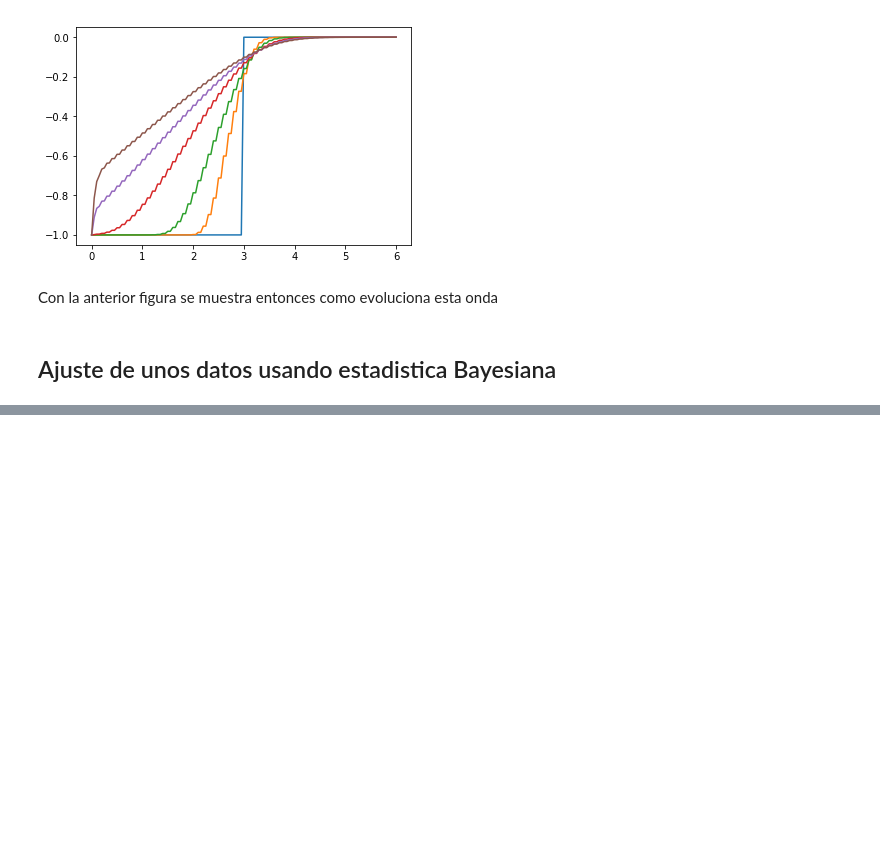
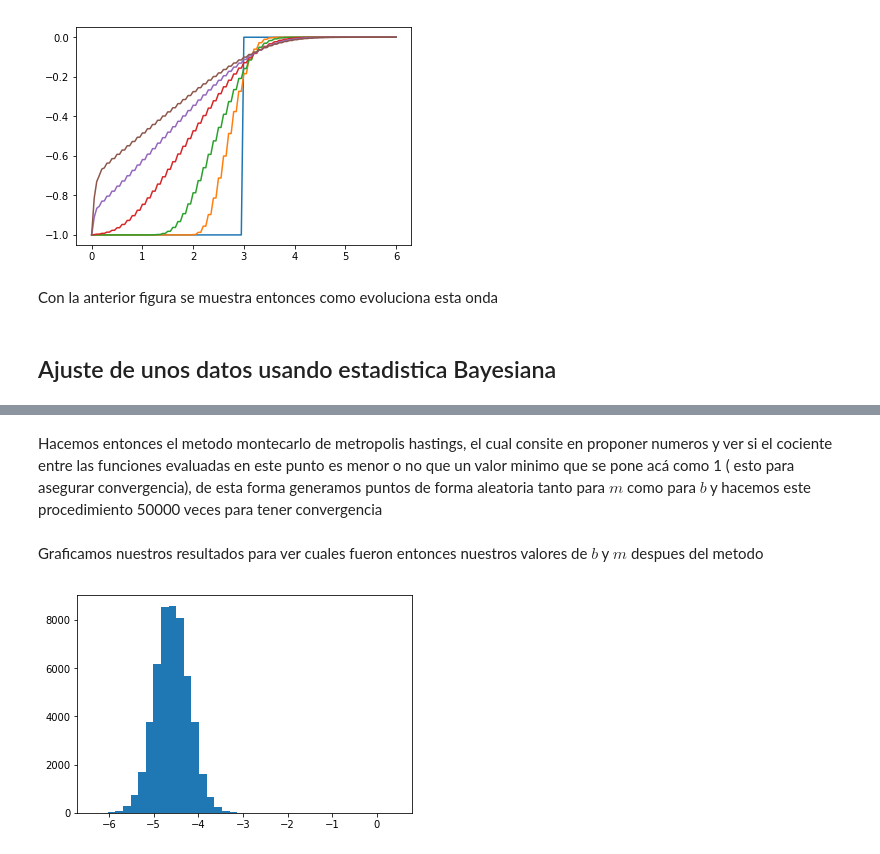
Before and after one commit to JoseMontanaC/Examen, a Jupyter notebook: Jose_Alejandro_Examen.ipynb, the cells around one changed output, grey strips where cells are left out. Cells and saved outputs as stored; diff of their text form; code cells hidden in the pictures; blank space fills up the shorter version.

```diff
--- a/Jose_Alejandro_Examen.ipynb
+++ b/Jose_Alejandro_Examen.ipynb
@@ -149,0 +187,37 @@ Con la anterior figura se muestra entonces como evoluciona esta onda
+# %% [markdown]
+Hacemos entonces el metodo montecarlo de metropolis hastings, el cual consite en proponer numeros y ver si el cociente entre las funciones evaluadas en este punto es menor o no que un valor minimo que se pone acá como 1 ( esto para asegurar convergencia), de esta forma generamos puntos de forma aleatoria tanto para $m$ como para $b$ y hacemos este procedimiento 50000 veces para tener convergencia
+# %%
+N = 50000
+lista_m = [np.random.random()]
+lista_b = [np.random.random()]
+logposterior = [loglikelihood(x_obs, y_obs, sigma_y_obs, lista_m[0], lista_b[0]) + logprior(lista_m[0], lista_b[0])]
+
+sigma_delta_m = 0.1 # se suponen estos sigmas pero en principio podrian ser otros arbitrarios ( estos funcionan)
+sigma_delta_b = 1.0
+
+for i in range(1,N):
+    propuesta_m  = lista_m[i-1] + np.random.normal(loc=0.0, scale=sigma_delta_m)
+    propuesta_b  = lista_b[i-1] + np.random.normal(loc=0.0, scale=sigma_delta_b)
+
+    logposterior_viejo = loglikelihood(x_obs, y_obs, sigma_y_obs, lista_m[i-1], lista_b[i-1]) + logprior(lista_m[i-1], lista_b[i-1])
+    logposterior_nuevo = loglikelihood(x_obs, y_obs, sigma_y_obs, propuesta_m, propuesta_b) + logprior(propuesta_m, propuesta_b)
+
+    r = min(1,np.exp(logposterior_nuevo-logposterior_viejo))
+    alpha = np.random.random()
+    if(alpha<r):
+        lista_m.append(propuesta_m)
+        lista_b.append(propuesta_b)
+        logposterior.append(logposterior_nuevo)
+    else:
+        lista_m.append(lista_m[i-1])
+        lista_b.append(lista_b[i-1])
+        logposterior.append(logposterior_viejo)
+lista_m = np.array(lista_m)
+lista_b = np.array(lista_b)
+logposterior = np.array(logposterior)
+# %% [markdown]
+Graficamos nuestros resultados para ver cuales fueron entonces nuestros valores de $b$ y $m$ despues del metodo
+# %%
+primero=plt.hist(lista_b, bins=40)
+# %% [output]
+[figure, added]
```
Also changed, not shown: parts of 11 cells of this notebook.
